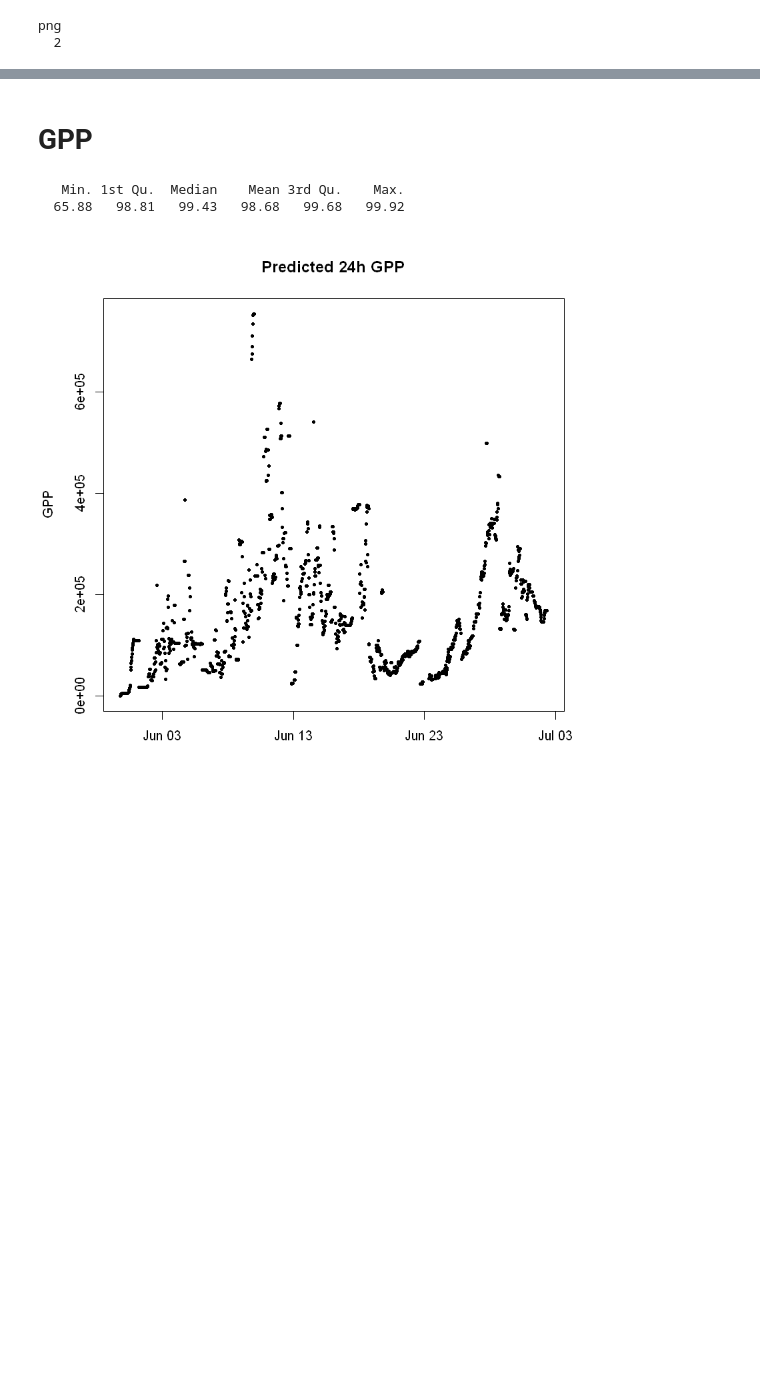
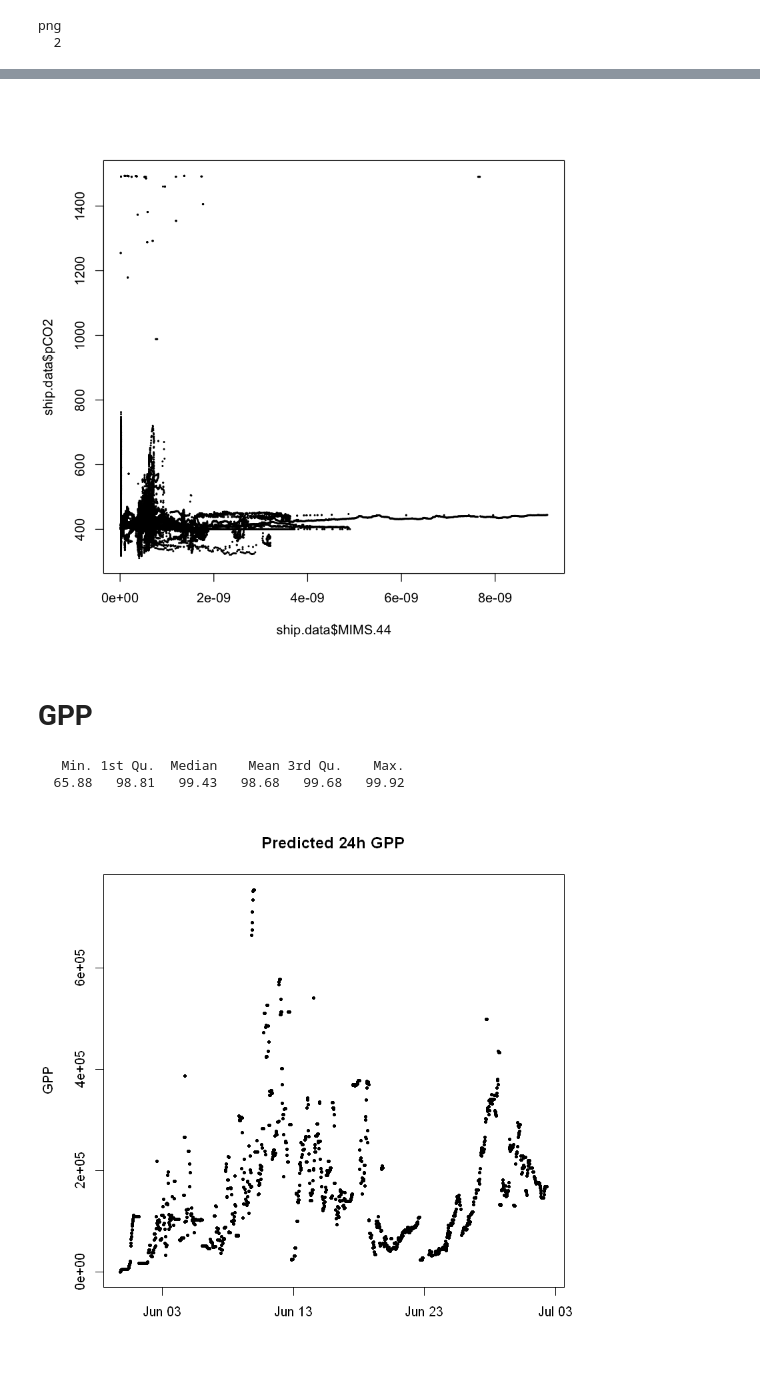
Before and after one commit to tbrycekelly/MIMS-TBK, a Jupyter notebook: Module - Diurnal & GPP Analysis.ipynb, the cells around one changed output, grey strips where cells are left out. Drawn from its saved outputs; the diff is of its cells as text; code cells hidden in the pictures; blank space fills up the shorter version.

```diff
--- a/Module - Diurnal & GPP Analysis.ipynb
+++ b/Module - Diurnal & GPP Analysis.ipynb
@@ -91,3 +133,14 @@ plot.diurnal2 = function(cycle, max.distance = 5, ylim=c(-50, 150)) {
+# %%
+ship.data$pCO2 = 0
+
+for (i in 1:nrow(ship.data)) {
+    l = which.min(abs(as.numeric(difftime(ship.data$DT[i], data$v1$time))))
+    ship.data$pCO2[i] = data$v1$co2_ppm[l]
+}
+# %%
+plot(ship.data$MIMS.44, ship.data$pCO2, pch=20, cex=0.3)
+# %% [output]
+[figure, added]
 # %% [markdown]
 # GPP
 # %%
```
Also changed, not shown: parts of 6 cells of this notebook, 1 other file.
